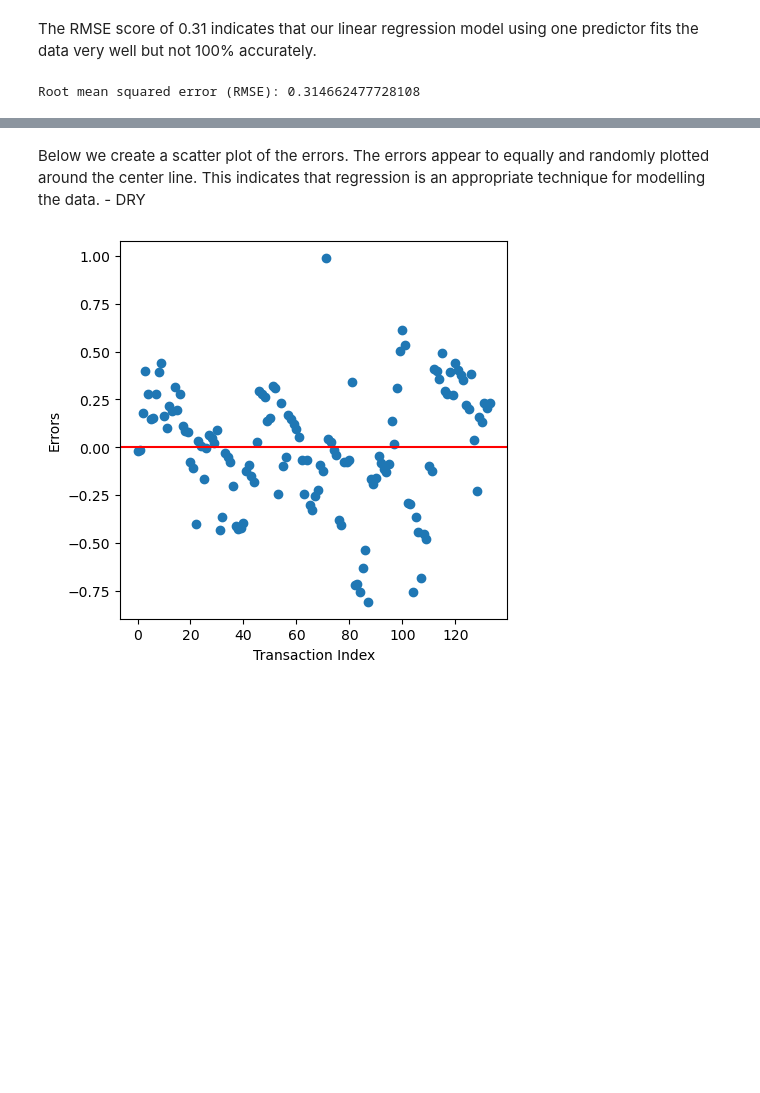
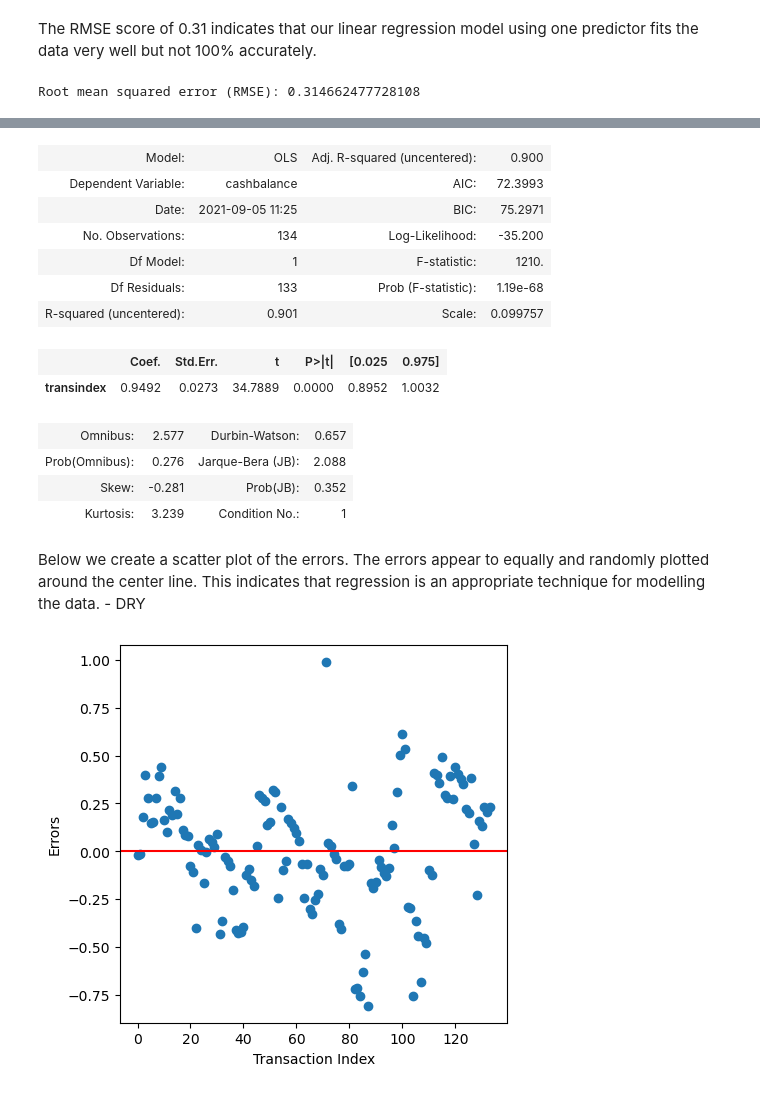
Before and after one commit to KenyattaDaniel/project-score, a Jupyter notebook: SMEsCashflowModelling.ipynb, the cells around one changed output, grey strips where cells are left out. Saved outputs shown, nothing was run; the diff lists cells and outputs as text; code cells hidden in the pictures; blank space fills up the shorter version.

```diff
--- a/SMEsCashflowModelling.ipynb
+++ b/SMEsCashflowModelling.ipynb
@@ -287,3 +290,21 @@ Root mean squared error (RMSE): 0.314662477728108
+# %%
+mod = sm.OLS(y,x)
+model = mod.fit()
+model.summary2()
+# %% [output]
+| Model: | OLS | Adj. R-squared (uncentered): | 0.900 |
+| Dependent Variable: | cashbalance | AIC: | 72.3993 |
+| Date: | 2021-09-05 11:25 | BIC: | 75.2971 |
+| No. Observations: | 134 | Log-Likelihood: | -35.200 |
+| Df Model: | 1 | F-statistic: | 1210. |
+| Df Residuals: | 133 | Prob (F-statistic): | 1.19e-68 |
+| R-squared (uncentered): | 0.901 | Scale: | 0.099757 |
+|  | Coef. | Std.Err. | t | P>|t| | [0.025 | 0.975] |
+| transindex | 0.9492 | 0.0273 | 34.7889 | 0.0000 | 0.8952 | 1.0032 |
+| Omnibus: | 2.577 | Durbin-Watson: | 0.657 |
+| Prob(Omnibus): | 0.276 | Jarque-Bera (JB): | 2.088 |
+| Skew: | -0.281 | Prob(JB): | 0.352 |
+| Kurtosis: | 3.239 | Condition No.: | 1 |
 # %% [markdown]
 Below we create a scatter plot of the errors. The errors appear to equally and randomly plotted around the center line. This indicates that regression is an appropriate technique for modelling the data. - DRY
 # %%
```
Also changed, not shown: parts of 27 cells of this notebook.
